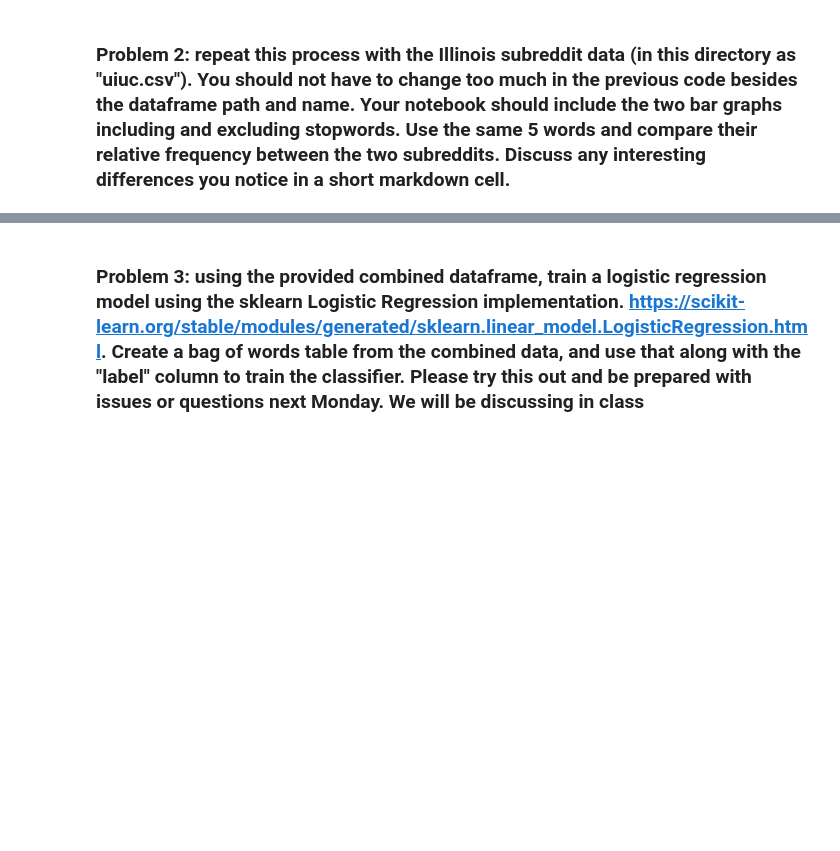
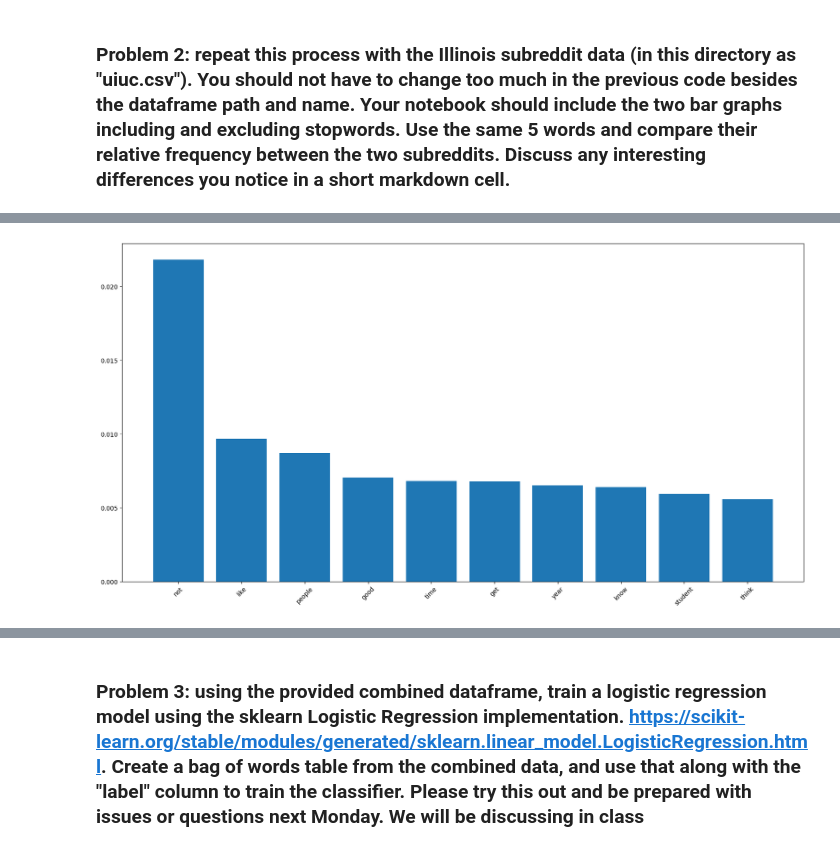
Before and after one commit to zijianc2/project1-counting-words, a Jupyter notebook: project1.ipynb, the cells around one changed output, grey strips where cells are left out. Drawn from its saved outputs; the diff is of its cells as text; code cells hidden in the pictures; blank space fills up the shorter version.

```diff
--- a/project1.ipynb
+++ b/project1.ipynb
@@ -229,0 +372,2 @@ uiuc=pd.read_csv("uiuc.csv")
+# %%
+uiuc['lemmatized_text'] = uiuc['cleaned_text'].apply(lemmatize)
@@ -229,0 +381,5 @@ uiuc=pd.read_csv("uiuc.csv")
+# %%
+bow_df = pd.DataFrame(bag_of_words.toarray(), columns=vectorizer.get_feature_names_out())
+word_counts = bow_df.sum()
+word_counts = word_counts.sort_values(ascending=False)
+word_counts
@@ -229,0 +399,10 @@ uiuc=pd.read_csv("uiuc.csv")
+# %%
+word_counts = word_counts / word_counts.sum()
+# %%
+plot_list = word_counts.head(10)
+plt.figure(figsize=(20,10))
+plt.bar(plot_list.index, plot_list.values)
+plt.xticks(rotation=45)
+plt.show()
+# %% [output]
+[figure, added]
```
Also changed, not shown: parts of 40 cells of this notebook.
